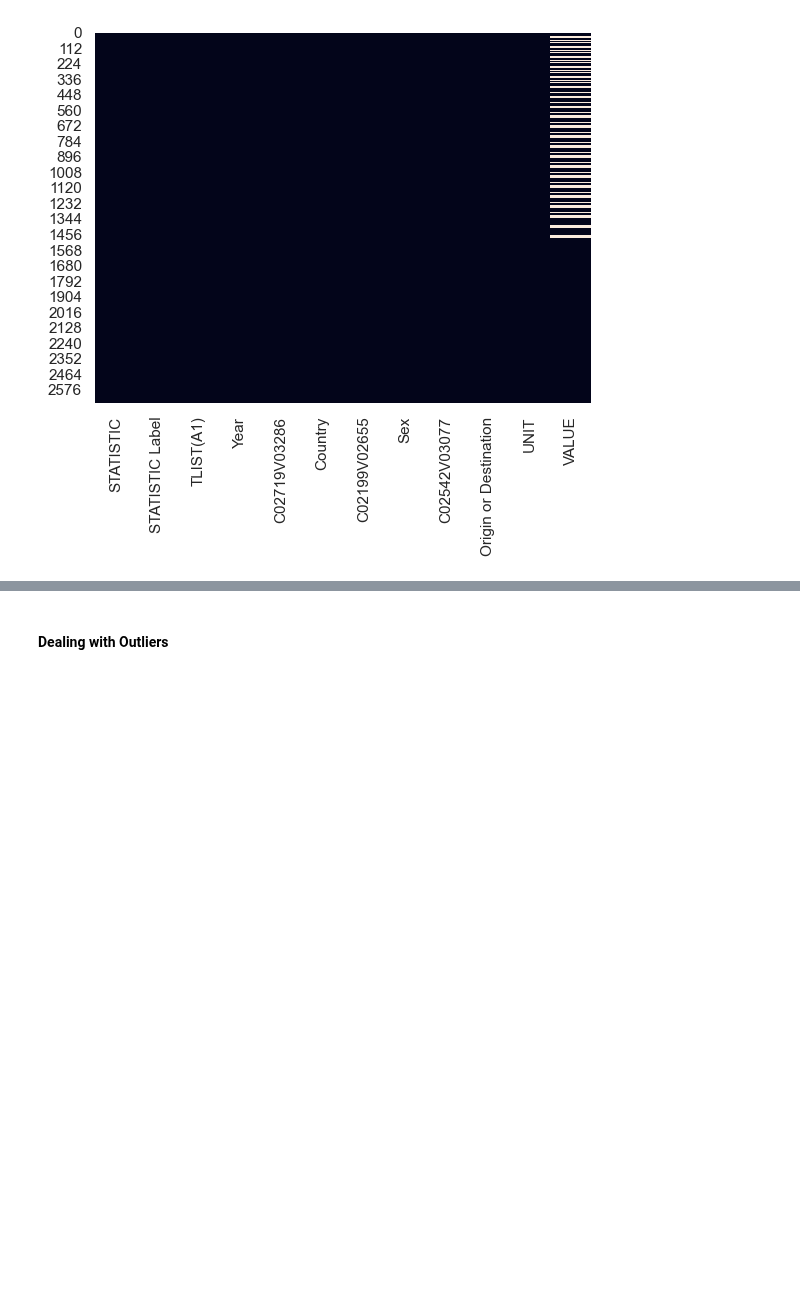
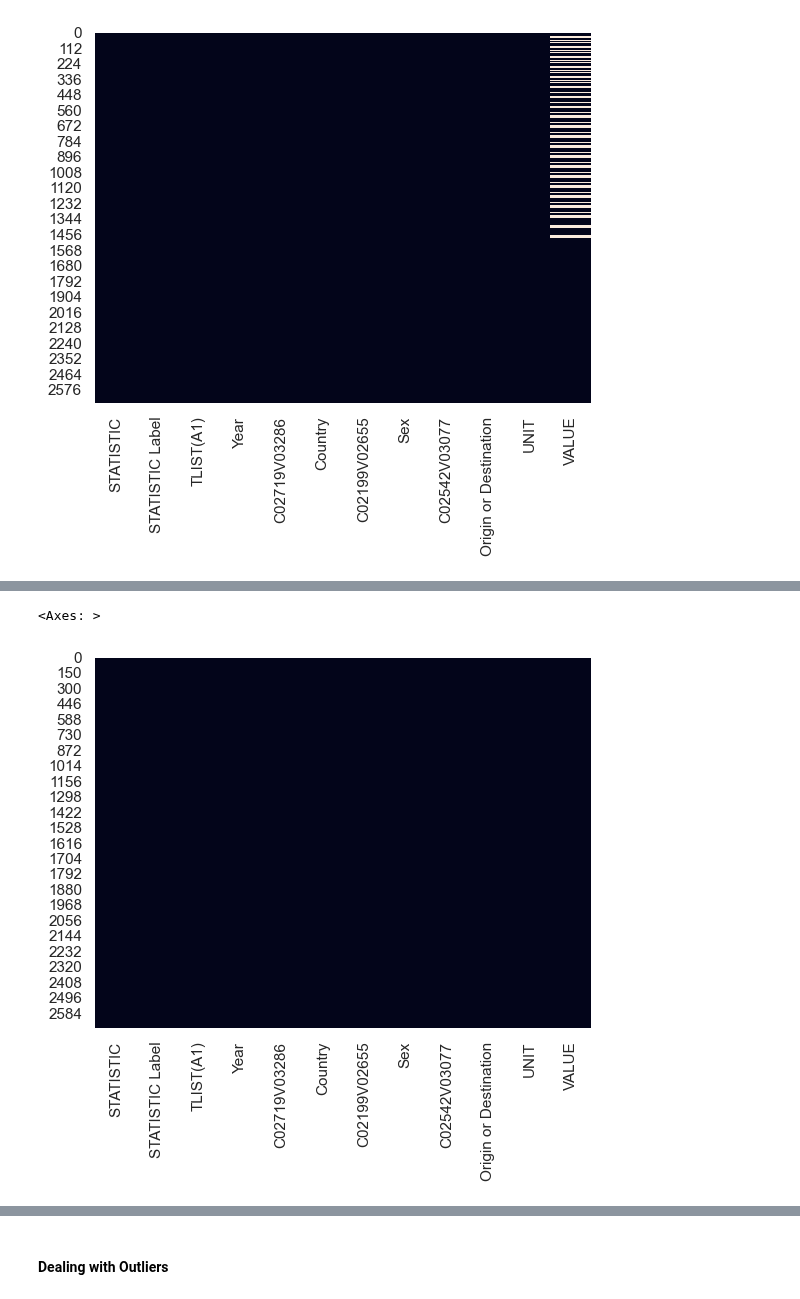
Before and after one commit to Ivkoto/DataAnalyticsMachineLearning, a Jupyter notebook: Data_Preparation/CA1_Data_Prep_V6.ipynb, the cells around one changed output, grey strips where cells are left out. Saved outputs shown, nothing was run; the diff lists cells and outputs as text; code cells hidden in the pictures; blank space fills up the shorter version.

```diff
--- a/Data_Preparation/CA1_Data_Prep_V6.ipynb
+++ b/Data_Preparation/CA1_Data_Prep_V6.ipynb
@@ -276,3 +276,6 @@ sns.heatmap(migration_df.isnull(), cbar=False)
 # %% [output]
 <Axes: >
 [figure]
+# %%
+migration_df = migration_df.dropna()
+migration_df
@@ -278,0 +313,5 @@ sns.heatmap(migration_df.isnull(), cbar=False)
+# %%
+sns.heatmap(migration_df.isnull(), cbar=False)
+# %% [output]
+<Axes: >
+[figure, added]
```
Also changed, not shown: parts of 21 cells of this notebook, 1 other file.
